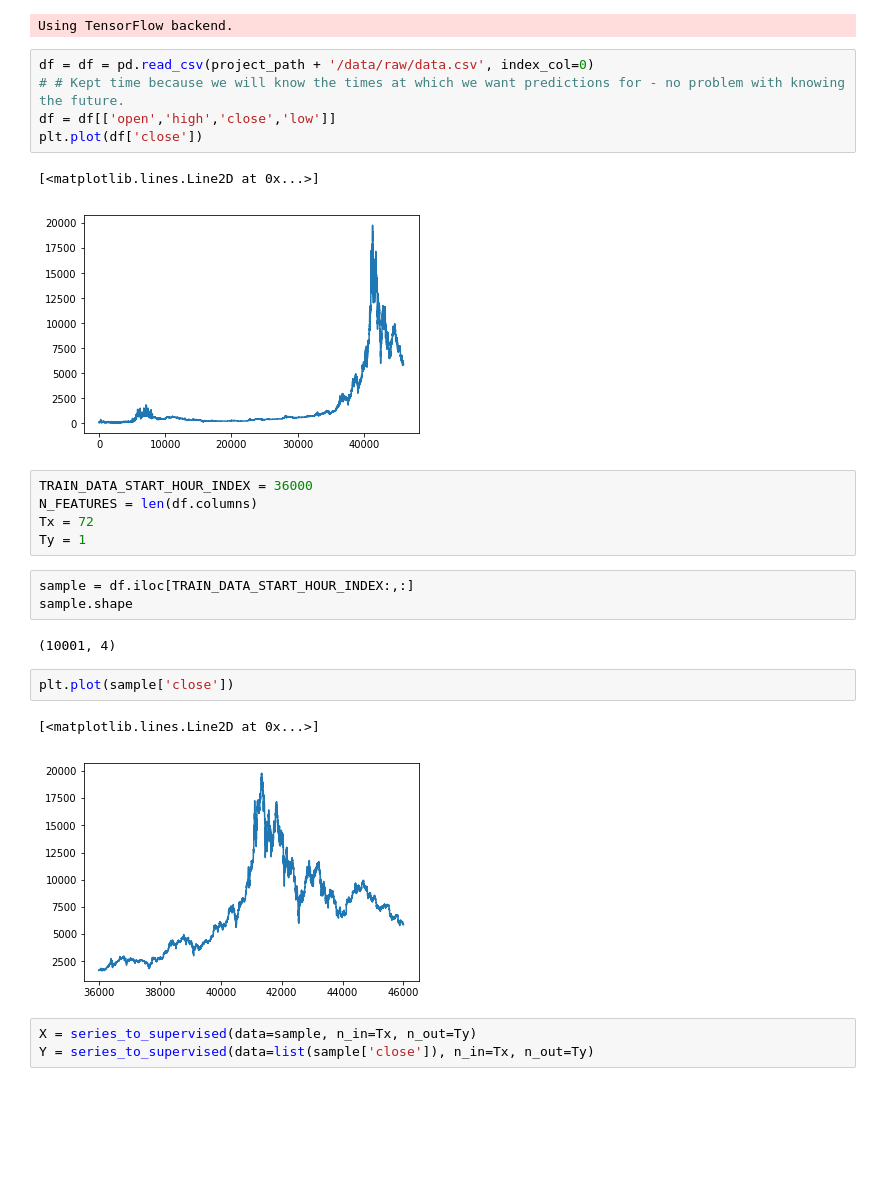
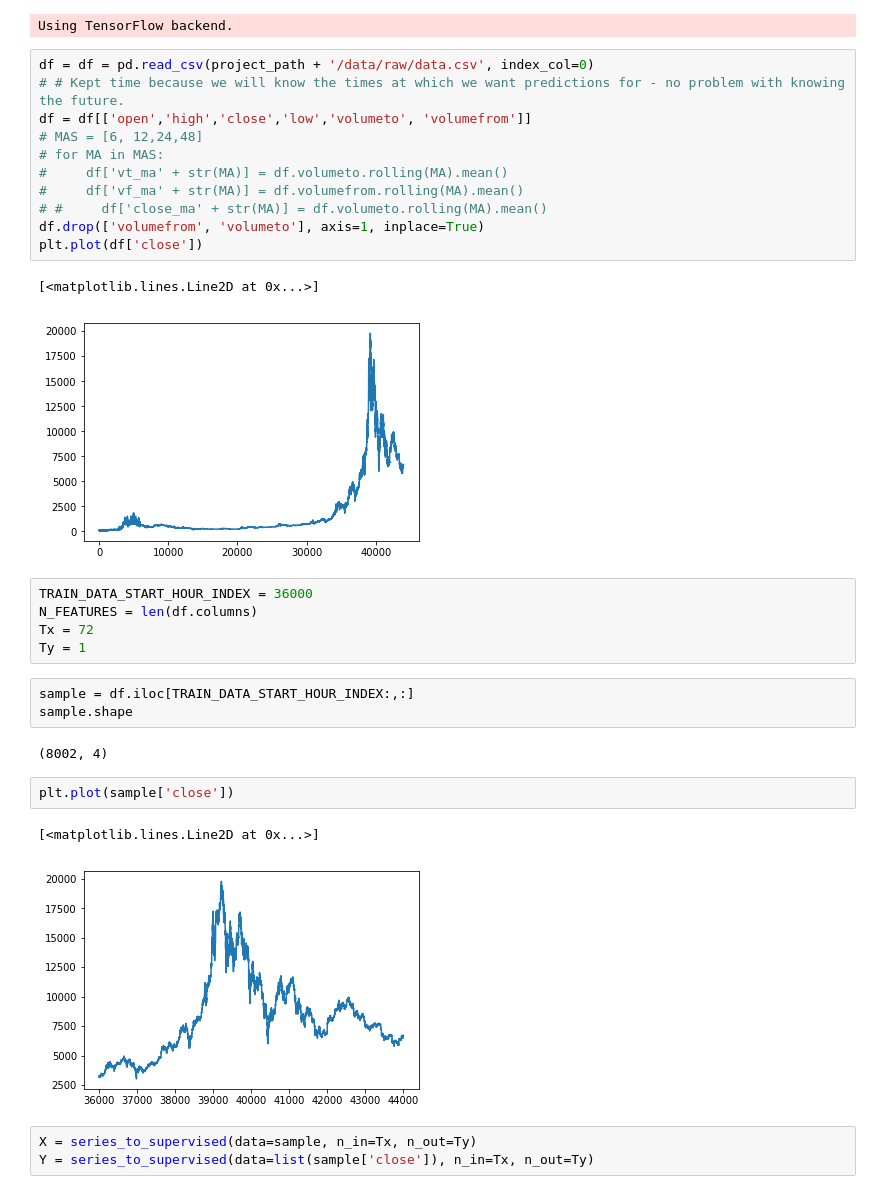
Before and after one commit to daniel-cortez-stevenson/crypto-predict, a Jupyter notebook: notebooks/rnn_model_dev.ipynb, the cells around one changed output. Saved outputs shown, nothing was run; the diff lists cells and outputs as text; blank space fills up the shorter version.

```diff
--- a/notebooks/rnn_model_dev.ipynb
+++ b/notebooks/rnn_model_dev.ipynb
@@ -26,11 +26,17 @@ Using TensorFlow backend.
 # %%
 df = df = pd.read_csv(project_path + '/data/raw/data.csv', index_col=0)
 # # Kept time because we will know the times at which we want predictions for - no problem with knowing the future.
-df = df[['open','high','close','low']]
+df = df[['open','high','close','low','volumeto', 'volumefrom']]
+# MAS = [6, 12,24,48]
+# for MA in MAS:
+#     df['vt_ma' + str(MA)] = df.volumeto.rolling(MA).mean()
+#     df['vf_ma' + str(MA)] = df.volumefrom.rolling(MA).mean()
+# #     df['close_ma' + str(MA)] = df.volumeto.rolling(MA).mean()
+df.drop(['volumefrom', 'volumeto'], axis=1, inplace=True)
 plt.plot(df['close'])
 # %% [output]
 [<matplotlib.lines.Line2D at 0x...>]
-[figure, old version]
+[figure, new version]
 # %%
 TRAIN_DATA_START_HOUR_INDEX = 36000
 N_FEATURES = len(df.columns)
@@ -40,12 +46,12 @@ Ty = 1
 sample = df.iloc[TRAIN_DATA_START_HOUR_INDEX:,:]
 sample.shape
 # %% [output]
-(10001, 4)
+(8002, 4)
 # %%
 plt.plot(sample['close'])
 # %% [output]
 [<matplotlib.lines.Line2D at 0x...>]
-[figure, old version]
+[figure, new version]
 # %%
 X = series_to_supervised(data=sample, n_in=Tx, n_out=Ty)
 Y = series_to_supervised(data=list(sample['close']), n_in=Tx, n_out=Ty)
```
Also changed, not shown: parts of 14 cells of this notebook.
